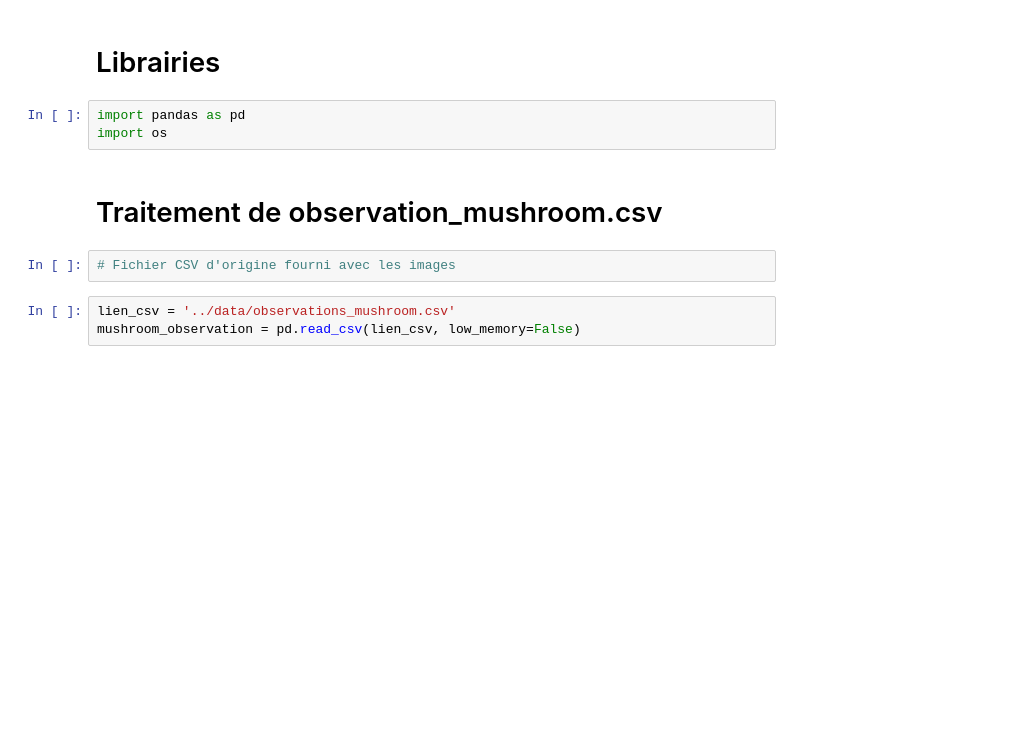
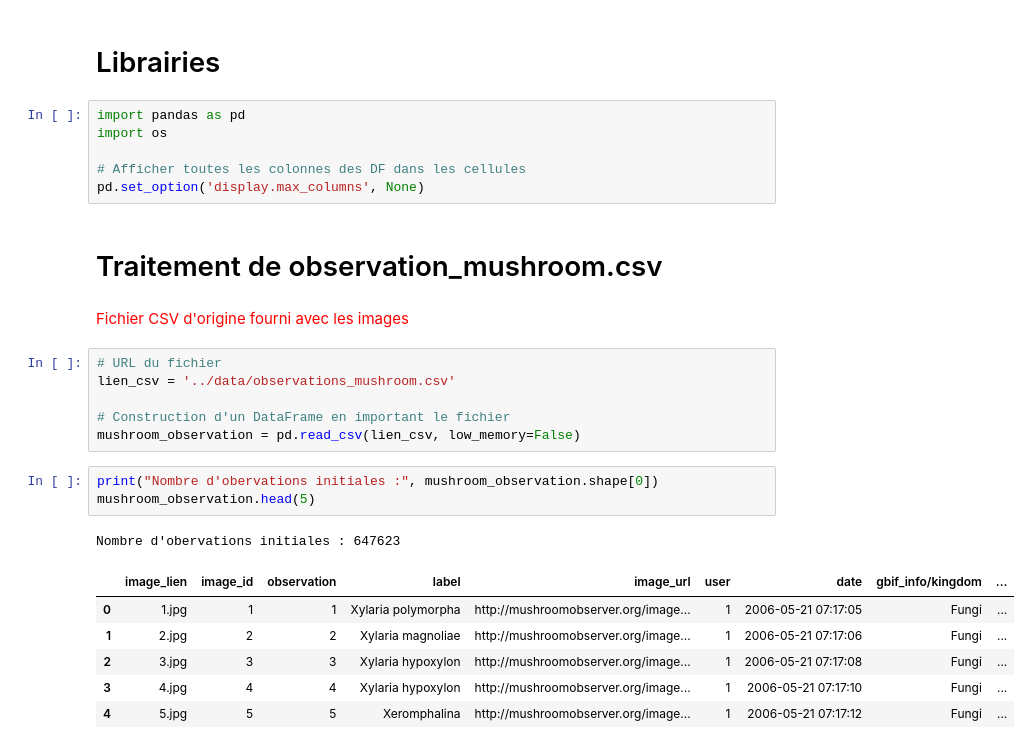
Before and after one commit to gcadet2016/mushroomClassification, a Jupyter notebook: notebooks/1_creation_datasets.ipynb, the cells around one changed output. Cells and saved outputs as stored; diff of their text form; blank space fills up the shorter version.

```diff
--- a/notebooks/1_creation_datasets.ipynb
+++ b/notebooks/1_creation_datasets.ipynb
@@ -27,10 +35,27 @@ v1.0 :
 # %%
 import pandas as pd
 import os
+
+# Afficher toutes les colonnes des DF dans les cellules
+pd.set_option('display.max_columns', None)
 # %% [markdown]
 # Traitement de observation_mushroom.csv
-# %%
-# Fichier CSV d'origine fourni avec les images
+# %% [markdown]
+<span style="color: #FF0000">Fichier CSV d'origine fourni avec les images</span>
 # %%
+# URL du fichier
 lien_csv = '../data/observations_mushroom.csv'
+
+# Construction d'un DataFrame en important le fichier
 mushroom_observation = pd.read_csv(lien_csv, low_memory=False)
+# %%
+print("Nombre d'obervations initiales :", mushroom_observation.shape[0])
+mushroom_observation.head(5)
+# %% [output]
+Nombre d'obervations initiales : 647623
+|  | image_lien | image_id | observation | label | image_url | user | date | gbif_info/kingdom | ... |
+| 0 | 1.jpg | 1 | 1 | Xylaria polymorpha | http://mushroomobserver.org/image... | 1 | 2006-05-21 07:17:05 | Fungi | ... |
+| 1 | 2.jpg | 2 | 2 | Xylaria magnoliae | http://mushroomobserver.org/image... | 1 | 2006-05-21 07:17:06 | Fungi | ... |
+| 2 | 3.jpg | 3 | 3 | Xylaria hypoxylon | http://mushroomobserver.org/image... | 1 | 2006-05-21 07:17:08 | Fungi | ... |
+| 3 | 4.jpg | 4 | 4 | Xylaria hypoxylon | http://mushroomobserver.org/image... | 1 | 2006-05-21 07:17:10 | Fungi | ... |
+| 4 | 5.jpg | 5 | 5 | Xeromphalina | http://mushroomobserver.org/image... | 1 | 2006-05-21 07:17:12 | Fungi | ... |
```
Also changed, not shown: parts of 61 cells of this notebook, 19 other files.
